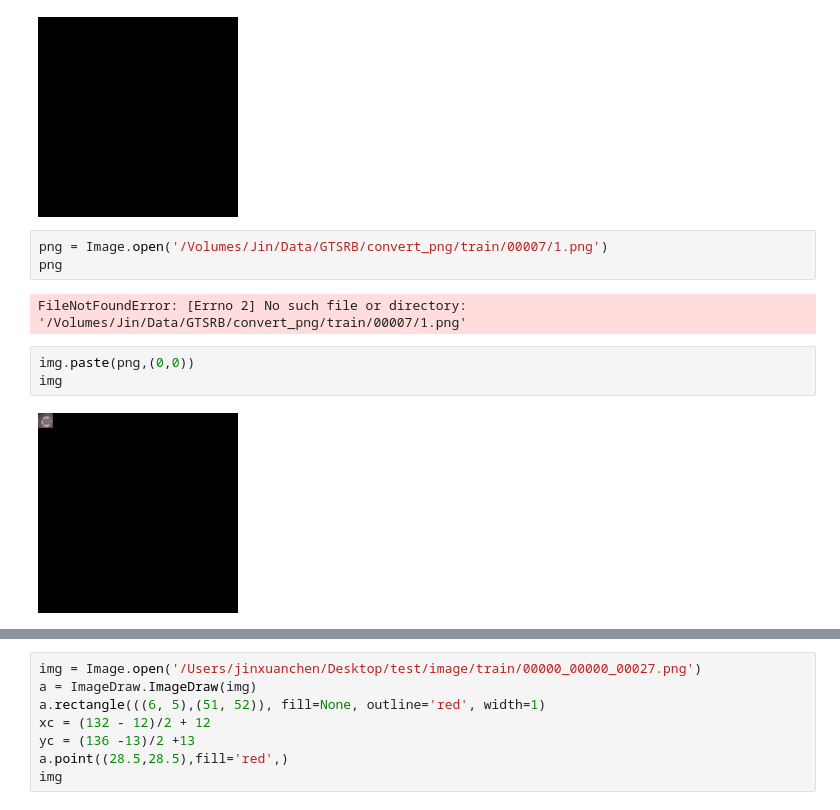
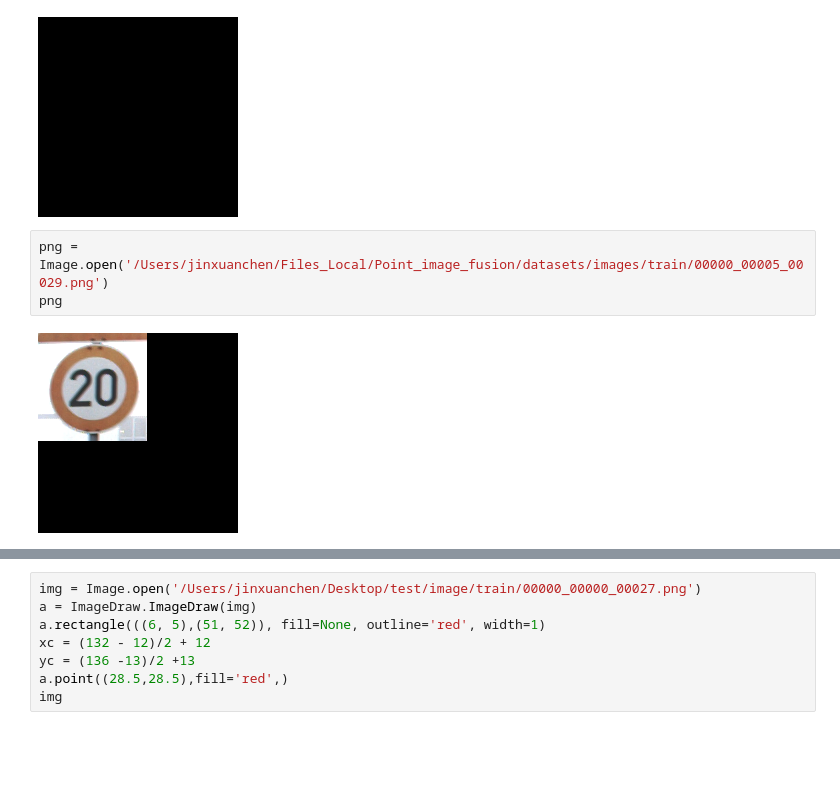
Before and after one commit to ooooohhhhhxxx/Point_image_fusion, a Jupyter notebook: data/test.ipynb, the cells around one changed output, grey strips where cells are left out. Saved outputs shown, nothing was run; the diff lists cells and outputs as text; blank space fills up the shorter version.

```diff
--- a/data/test.ipynb
+++ b/data/test.ipynb
@@ -7,13 +8,8 @@ img
 # %% [output]
 [figure]
 # %%
-png = Image.open('/Volumes/Jin/Data/GTSRB/convert_png/train/00007/1.png')
+png = Image.open('/Users/jinxuanchen/Files_Local/Point_image_fusion/datasets/images/train/00000_00005_00029.png')
 png
 # %% [output]
-FileNotFoundError: [Errno 2] No such file or directory: '/Volumes/Jin/Data/GTSRB/convert_png/train/00007/1.png'
+[figure, added]
-# %%
-img.paste(png,(0,0))
-img
-# %% [output]
-[figure, removed]
 # %%
```
Also changed, not shown: parts of 7 cells of this notebook, 3 other files.
